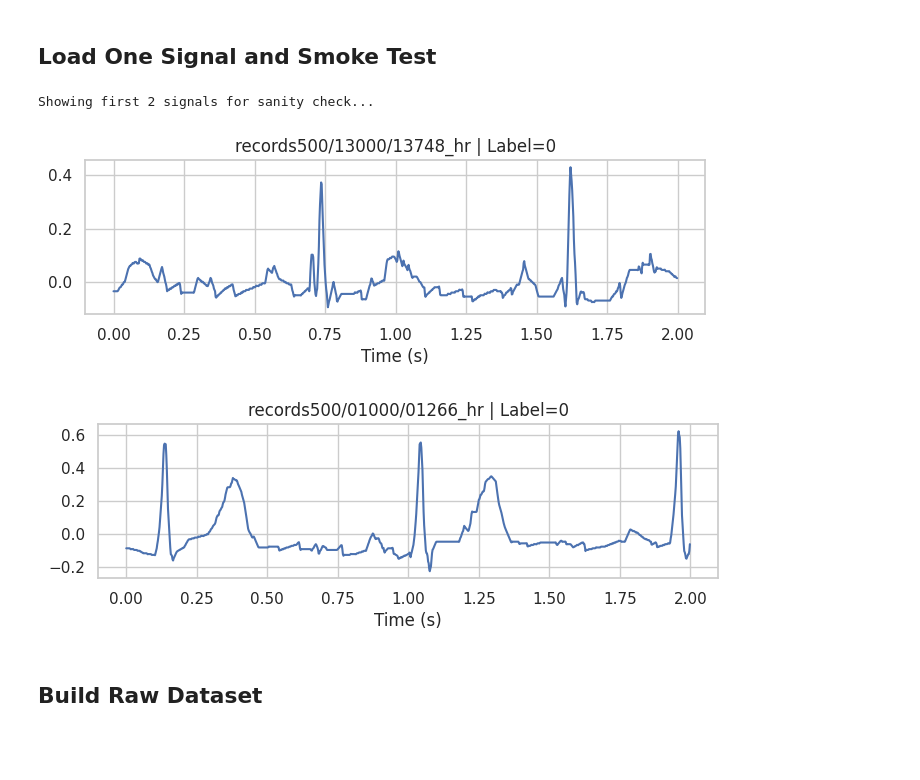
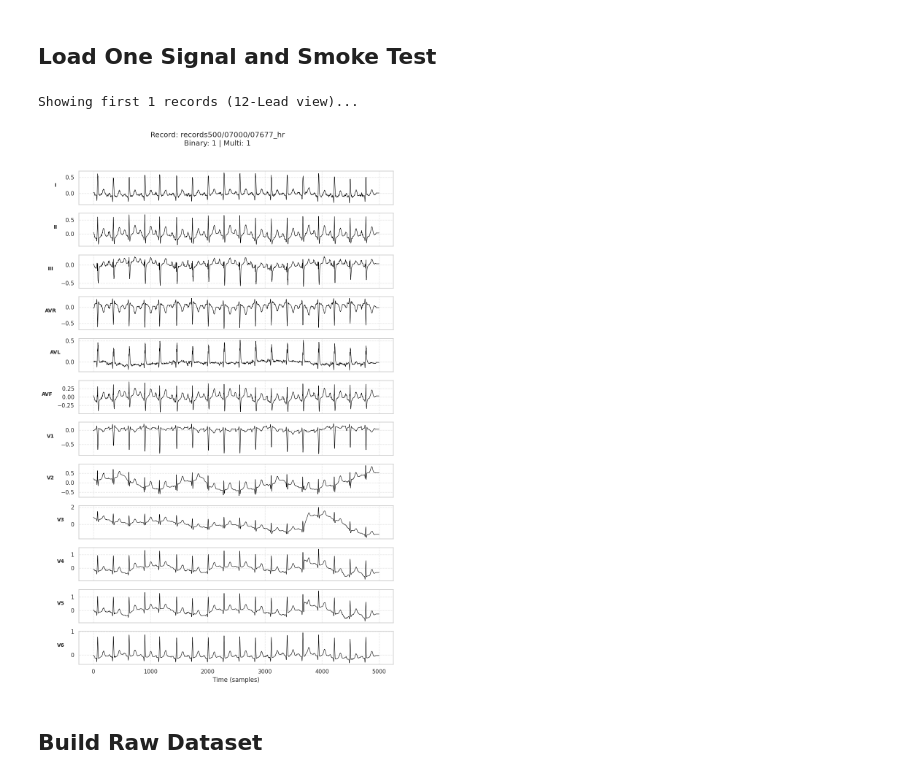
Before and after one commit to ranganpal/Heart-Attack-ECG-Detection, a Jupyter notebook: heart_attack_ecg_detection.ipynb, the cells around one changed output. Saved outputs shown, nothing was run; the diff lists cells and outputs as text; code cells hidden in the pictures; blank space fills up the shorter version.

Commit message:
update dataset loader and label creation part

```diff
--- a/heart_attack_ecg_detection.ipynb
+++ b/heart_attack_ecg_detection.ipynb
@@ -160,40 +215,56 @@ Name: count, dtype: int64
 # %% [markdown]
 ## Load One Signal and Smoke Test
 # %%
-def load_signal_single(path_record, lead_idx=LEAD_IDX):
+def load_signal_single(path_record):
+    """
+    Loads all 12 leads of the ECG signal.
+    Returns: numpy array of shape (time_steps, 12)
+    """
     try:
-        recp=os.path.join(DATASET_PATH,path_record)
-        sig,fields = wfdb.rdsamp(recp)
-        return sig[:,lead_idx].astype(np.float32)
+        recp = os.path.join(DATASET_PATH, path_record)
+        # wfdb.rdsamp returns (signal, fields). We only need signal.
+        sig, fields = wfdb.rdsamp(recp)
+        return sig.astype(np.float32)
     except:
         return None
 
-def smoke_test(df, count=2):
-    print(f"Showing first {count} signals for sanity check...")
+def smoke_test(df, count=1):
+    print(f"Showing first {count} records (12-Lead view)...")
+
+    lead_names = ['I', 'II', 'III', 'AVR', 'AVL', 'AVF', 'V1', 'V2', 'V3', 'V4', 'V5', 'V6']
+
     for row in df.itertuples():
         sig = load_signal_single(row.filename_hr)
         if sig is None:
             continue
 
+        # Ensure length (now handles 12 leads)
         sig = ensure_len(sig, SAMPLE_RATE * 10)
-        t = np.arange(len(sig)) / SAMPLE_RATE
 
-        plt.figure(figsize=(8,2))
-        plt.plot(t[:1000], sig[:1000])  # first 2 seconds
-        plt.title(f"{row.filename_hr} | Label={row.label}")
-        plt.xlabel("Time (s)")
+        # Plot all 12 leads stacked
+        fig, axes = plt.subplots(12, 1, figsize=(10, 15), sharex=True)
+
+        for i in range(12):
+            ax = axes[i]
+            ax.plot(sig[:, i], color='black', linewidth=0.8)
+            ax.set_ylabel(lead_names[i], rotation=0, labelpad=20, fontsize=10, fontweight='bold')
+            ax.grid(True, linestyle='--', alpha=0.5)
+            if i < 11:
+                ax.tick_params(labelbottom=False)
+
+        plt.suptitle(f"Record: {row.filename_hr}\nBinary: {row.label_binary} | Multi: {row.label_multiclass}", y=1.02)
+        plt.xlabel("Time (samples)")
+        plt.tight_layout()
         plt.show()
 
         count -= 1
         if count == 0:
             return
 
-
 smoke_test(df=ptb_df)
 # %% [output]
-Showing first 2 signals for sanity check...
+Showing first 1 records (12-Lead view)...
-[figure, old version]
+[figure, new version]
-[figure, removed]
 # %% [markdown]
 ## Build Raw Dataset
 # %%
```
Also changed, not shown: parts of 7 cells of this notebook.
